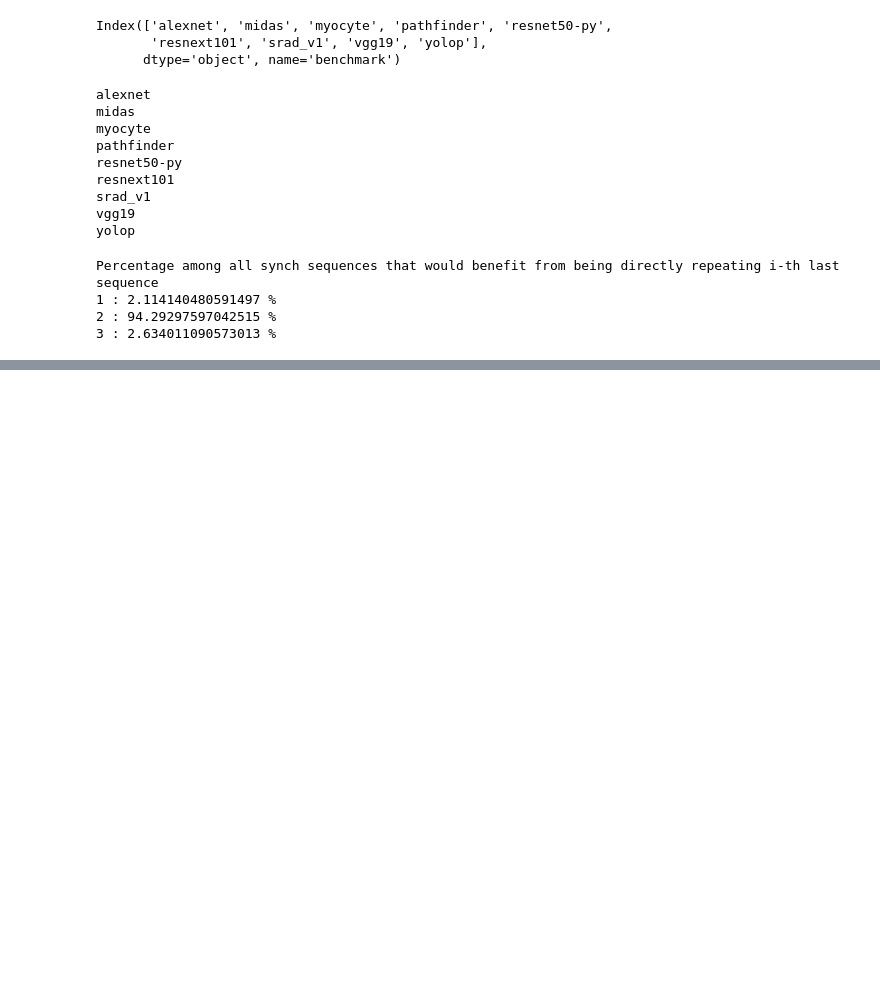
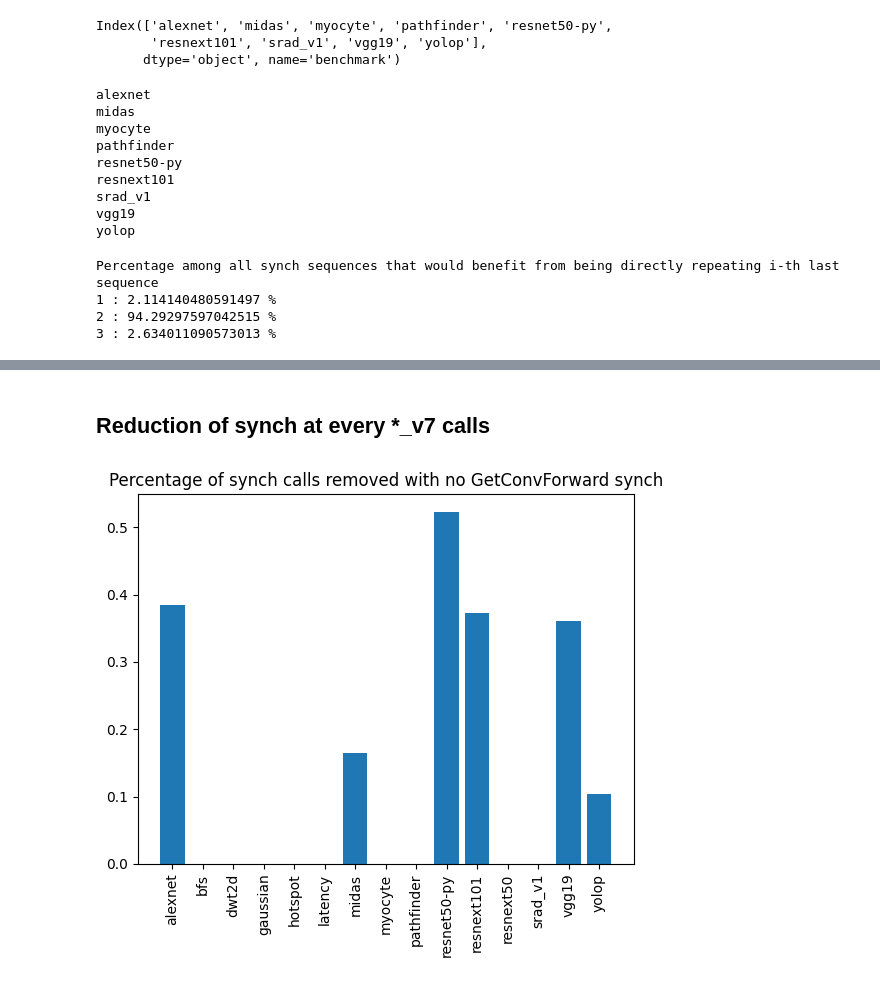
Before and after one commit to spcl/gpuless-thesis, a Jupyter notebook: optimistic-execution-analysis/analysis.ipynb, the cells around one changed output, grey strips where cells are left out. Cells and saved outputs as stored; diff of their text form; code cells hidden in the pictures; blank space fills up the shorter version.

```diff
--- a/optimistic-execution-analysis/analysis.ipynb
+++ b/optimistic-execution-analysis/analysis.ipynb
@@ -353,0 +580,13 @@ yolop
+# %% [markdown]
+## Reduction of synch at every *_v7 calls
+# %%
+forward_removed_synch_percentage = percentage_removed_sync_calls(df, "cudnnGetConvolutionForwardAlgorithm_v7")
+
+plt.title("Percentage of synch calls removed with no GetConvForward synch")
+values = list(forward_removed_synch_percentage.values())
+x = np.arange(len(values))
+plt.bar(x, values)
+plt.xticks(x, list(forward_removed_synch_percentage.keys()), rotation=90)
+plt.show()
+# %% [output]
+[figure, added]
```
Also changed, not shown: parts of 23 cells of this notebook.
